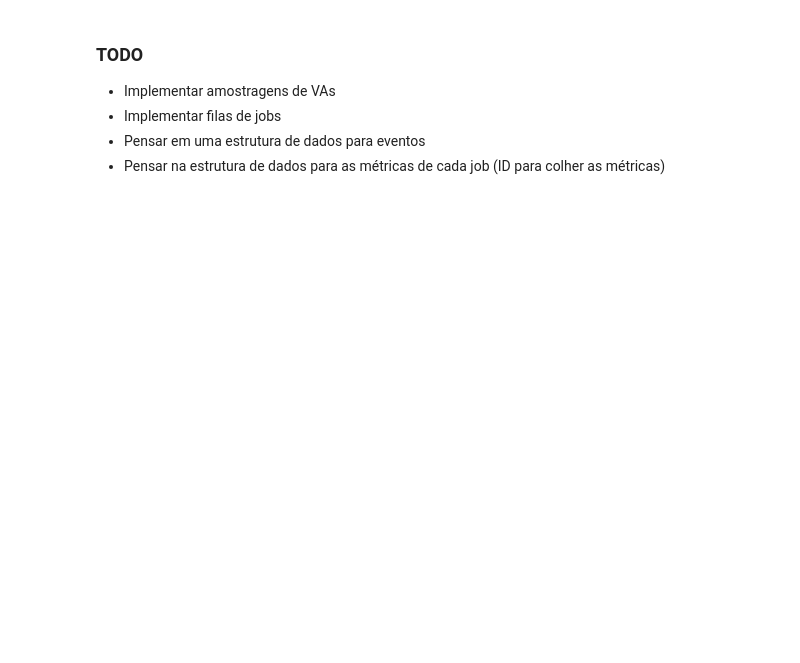
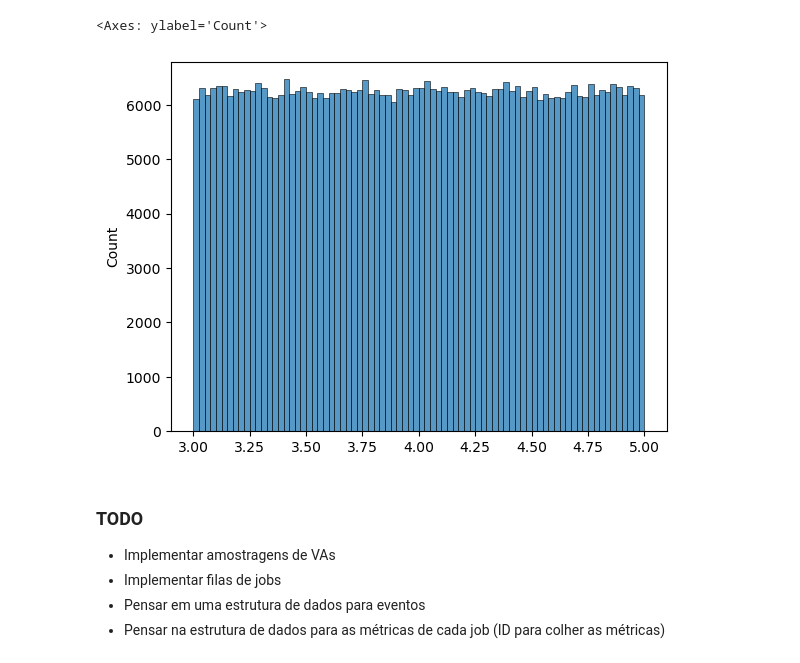
Before and after one commit to leaaaaaao/trab-simulacao-ad, a Jupyter notebook: simulacoes.ipynb, the cells around one changed output. Cells and saved outputs as stored; diff of their text form; code cells hidden in the pictures; blank space fills up the shorter version.

```diff
--- a/simulacoes.ipynb
+++ b/simulacoes.ipynb
@@ -92,3 +144,12 @@ class VAUniforme: # Distribuição dos tamanhos dos jobs no segundo cenário
+# %%
+unif = VAUniforme(3, 5)
+lista = [unif.amostrar() for i in range(num_amostras)]
+
+histograma = sns.histplot(lista)
+histograma
+# %% [output]
+<Axes: ylabel='Count'>
+[figure, added]
 # %%
 fila_de_eventos = PriorityQueue()
 
```
Also changed, not shown: parts of 7 cells of this notebook.
